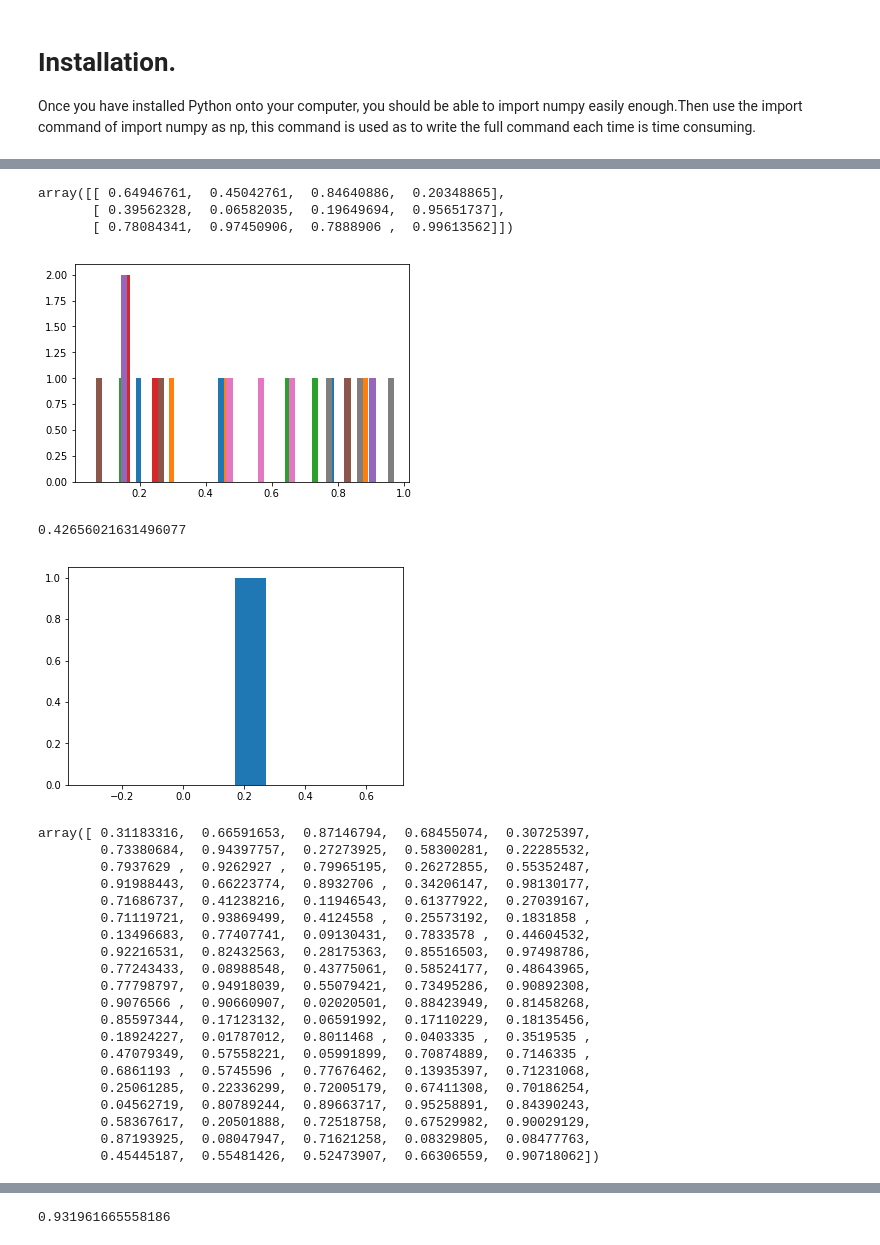
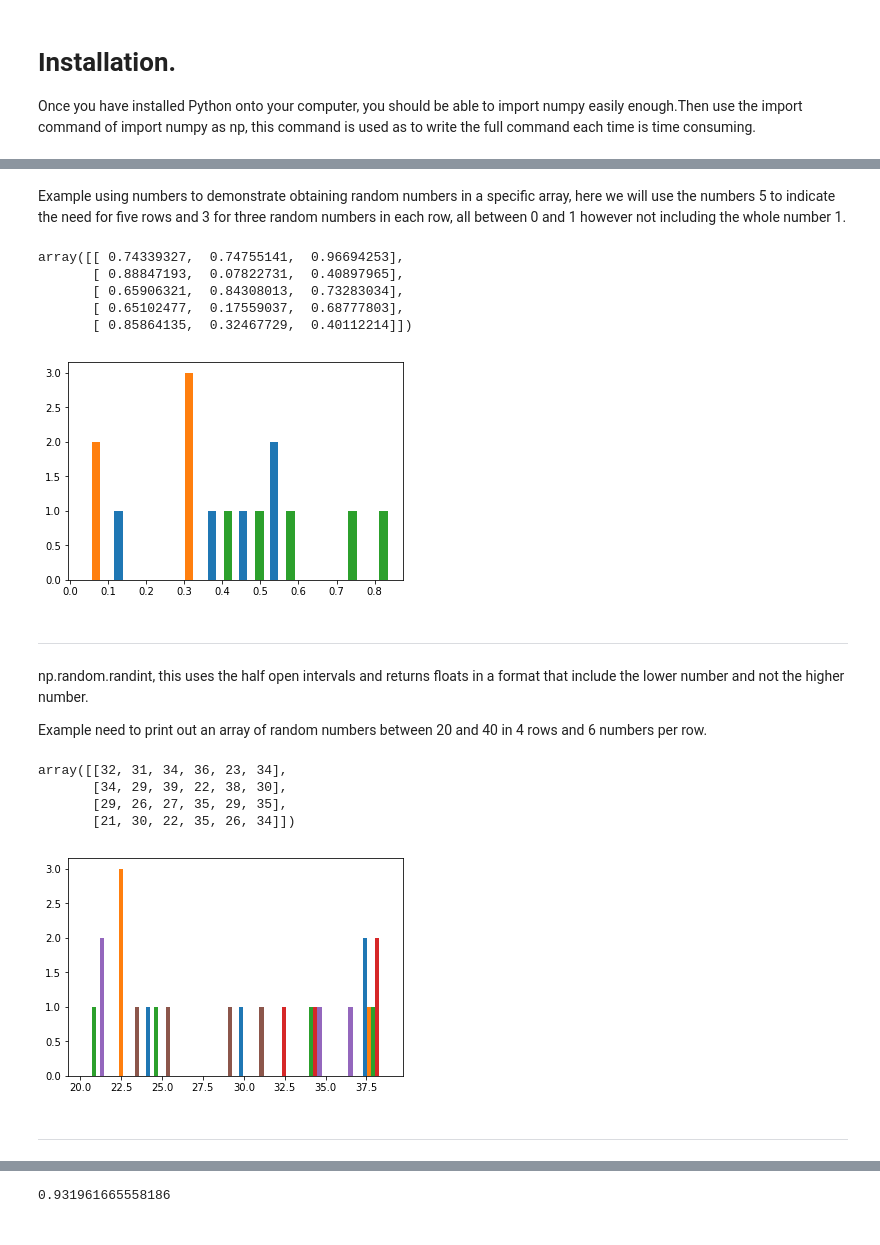
Before and after one commit to AnnemarieMcDonnelltemp/The-numpy.random-package, a Jupyter notebook: The numpy.random package.ipynb, the cells around one changed output, grey strips where cells are left out. Cells and saved outputs as stored; diff of their text form; code cells hidden in the pictures.

Commit message:
the-numpy.random-package

```diff
--- a/The numpy.random package.ipynb
+++ b/The numpy.random package.ipynb
@@ -36,51 +41,50 @@ Random values.
+# %% [markdown]
+Example using numbers to demonstrate obtaining random numbers in a specific array, here we will use the numbers 5 to indicate the need for five rows and 3 for three random numbers in each row, all between 0 and 1 however not including the whole number 1.
 # %%
 import numpy as np #import numpy as np to begin the programme.
 
-np.random.rand(3,4) #an array is delivered, 3 rows consisting of four random numbers between 0 and up to but not including 1.
+np.random.rand(5,3) #an array is delivered, 5 rows consisting of 3 random numbers between 0 and up to but not including 1.
+#to plot in pictorial form
+x=np.random.rand (3,4)
+plt.hist(x)
+plt.show()
 # %% [output]
-array([[ 0.64946761,  0.45042761,  0.84640886,  0.20348865],
-       [ 0.39562328,  0.06582035,  0.19649694,  0.95651737],
-       [ 0.78084341,  0.97450906,  0.7888906 ,  0.99613562]])
+array([[ 0.74339327,  0.74755141,  0.96694253],
+       [ 0.88847193,  0.07822731,  0.40897965],
+       [ 0.65906321,  0.84308013,  0.73283034],
+       [ 0.65102477,  0.17559037,  0.68777803],
+       [ 0.85864135,  0.32467729,  0.40112214]])
 # %%
 import matplotlib.pyplot as plt #to be able to vie in pictural form.
 # %%
-#to plot in pictorial form
-x=np.random.rand (3,4)
+import matplotlib.pyplot as plt #to be able to view in pictorial form.
+
+x=np.random.rand (5,3)
 plt.hist(x)
 plt.show()
 # %% [output]
-[figure, old version]
+[figure, new version]
-# %%
-np.random.rand() #if no values are inputted into the brackets, a single float is returned.
-# %% [output]
-0.42656021631496077
+# %% [markdown]
+-----------------------------------------------------------------------------
+# %% [markdown]
+np.random.randint, this uses the half open intervals and returns floats in a format that include the lower number and not the higher number.
+
+Example need to print out an array of random numbers between 20 and 40 in 4 rows and 6 numbers per row.
+# %%
+import numpy as np
+np.random.randint (20,40,(4,6))
+# %% [output]
+array([[32, 31, 34, 36, 23, 34],
+       [34, 29, 39, 22, 38, 30],
+       [29, 26, 27, 35, 29, 35],
+       [21, 30, 22, 35, 26, 34]])
 # %%
-#to plot in pictorial form
-x=np.random.rand ()
+import matplotlib.pyplot as plt #to be able to view in pictorial form.
+
+x=np.random.randint (20,40,(4,6))
 plt.hist(x)
 plt.show()
 # %% [output]
-[figure, old version]
+[figure, new version]
-# %%
-np.random.random (100) #this returs random arrays of 100 rows with 5 random numbers in each row between 0 and up to, but not including 1.
-# %% [output]
-array([ 0.31183316,  0.66591653,  0.87146794,  0.68455074,  0.30725397,
-        0.73380684,  0.94397757,  0.27273925,  0.58300281,  0.22285532,
-        0.7937629 ,  0.9262927 ,  0.79965195,  0.26272855,  0.55352487,
-        0.91988443,  0.66223774,  0.8932706 ,  0.34206147,  0.98130177,
-        0.71686737,  0.41238216,  0.11946543,  0.61377922,  0.27039167,
-        0.71119721,  0.93869499,  0.4124558 ,  0.25573192,  0.1831858 ,
-        0.13496683,  0.77407741,  0.09130431,  0.7833578 ,  0.44604532,
-        0.92216531,  0.82432563,  0.28175363,  0.85516503,  0.97498786,
-        0.77243433,  0.08988548,  0.43775061,  0.58524177,  0.48643965,
-        0.77798797,  0.94918039,  0.55079421,  0.73495286,  0.90892308,
-        0.9076566 ,  0.90660907,  0.02020501,  0.88423949,  0.81458268,
-        0.85597344,  0.17123132,  0.06591992,  0.17110229,  0.18135456,
-        0.18924227,  0.01787012,  0.8011468 ,  0.0403335 ,  0.3519535 ,
-        0.47079349,  0.57558221,  0.05991899,  0.70874889,  0.7146335 ,
-        0.6861193 ,  0.5745596 ,  0.77676462,  0.13935397,  0.71231068,
-        0.25061285,  0.22336299,  0.72005179,  0.67411308,  0.70186254,
-        0.04562719,  0.80789244,  0.89663717,  0.95258891,  0.84390243,
-        0.58367617,  0.20501888,  0.72518758,  0.67529982,  0.90029129,
-        0.87193925,  0.08047947,  0.71621258,  0.08329805,  0.08477763,
-        0.45445187,  0.55481426,  0.52473907,  0.66306559,  0.90718062])
+# %% [markdown]
+_________________________________________________________
```
Also changed, not shown: parts of 51 cells of this notebook.
